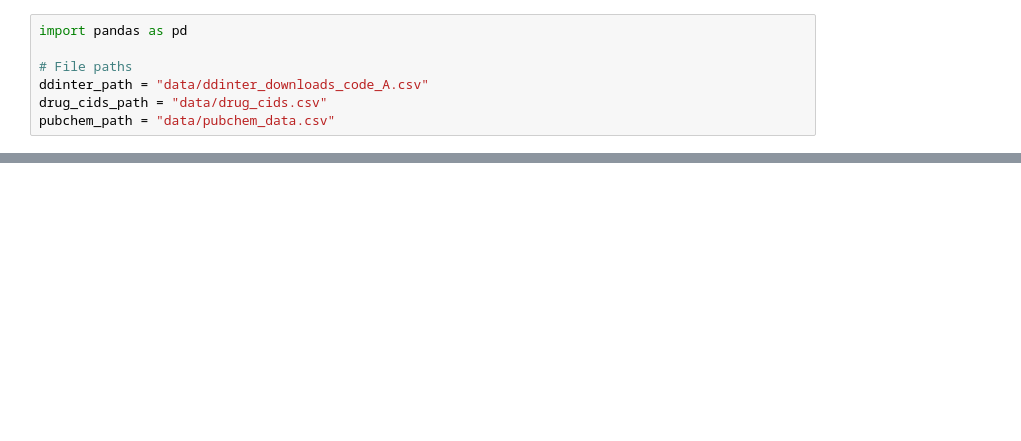
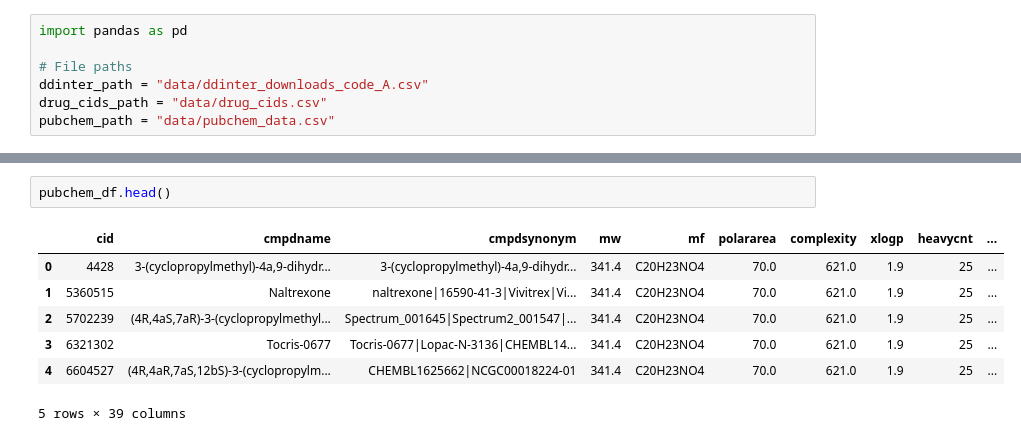
Before and after one commit to Freston1605/balanciumrx, a Jupyter notebook: train_data_processing.ipynb, the cells around one changed output, grey strips where cells are left out. Saved outputs shown, nothing was run; the diff lists cells and outputs as text; blank space fills up the shorter version.

```diff
--- a/train_data_processing.ipynb
+++ b/train_data_processing.ipynb
@@ -15,0 +45,10 @@ ddinter_df.head(), drug_cids_df.head(), pubchem_df.head()
+# %%
+pubchem_df.head()
+# %% [output]
+|  | cid | cmpdname | cmpdsynonym | mw | mf | polararea | complexity | xlogp | heavycnt | ... |
+| 0 | 4428 | 3-(cyclopropylmethyl)-4a,9-dihydr... | 3-(cyclopropylmethyl)-4a,9-dihydr... | 341.4 | C20H23NO4 | 70.0 | 621.0 | 1.9 | 25 | ... |
+| 1 | 5360515 | Naltrexone | naltrexone|16590-41-3|Vivitrex|Vi... | 341.4 | C20H23NO4 | 70.0 | 621.0 | 1.9 | 25 | ... |
+| 2 | 5702239 | (4R,4aS,7aR)-3-(cyclopropylmethyl... | Spectrum_001645|Spectrum2_001547|... | 341.4 | C20H23NO4 | 70.0 | 621.0 | 1.9 | 25 | ... |
+| 3 | 6321302 | Tocris-0677 | Tocris-0677|Lopac-N-3136|CHEMBL14... | 341.4 | C20H23NO4 | 70.0 | 621.0 | 1.9 | 25 | ... |
+| 4 | 6604527 | (4R,4aR,7aS,12bS)-3-(cyclopropylm... | CHEMBL1625662|NCGC00018224-01 | 341.4 | C20H23NO4 | 70.0 | 621.0 | 1.9 | 25 | ... |
+5 rows × 39 columns
```
Also changed, not shown: parts of 22 cells of this notebook, 2 other files.
